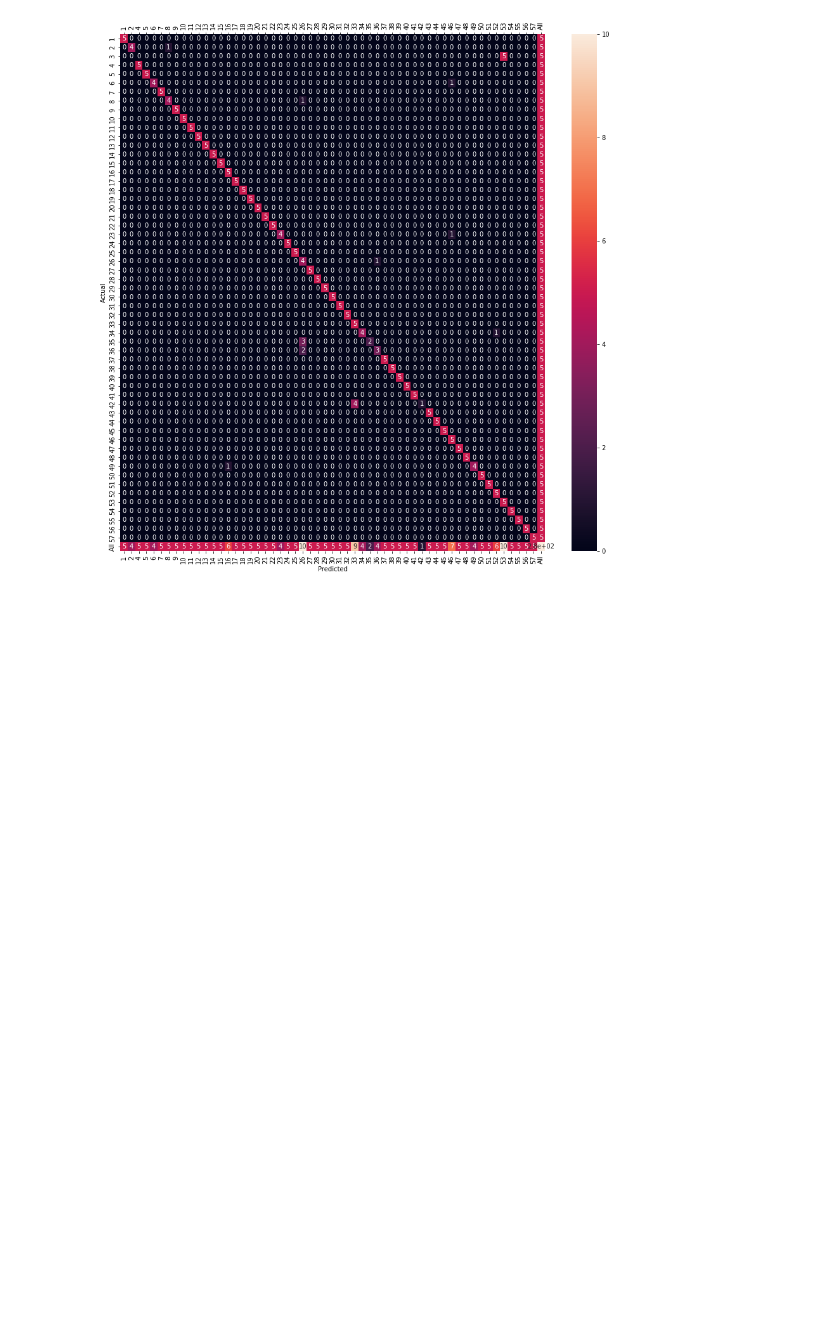
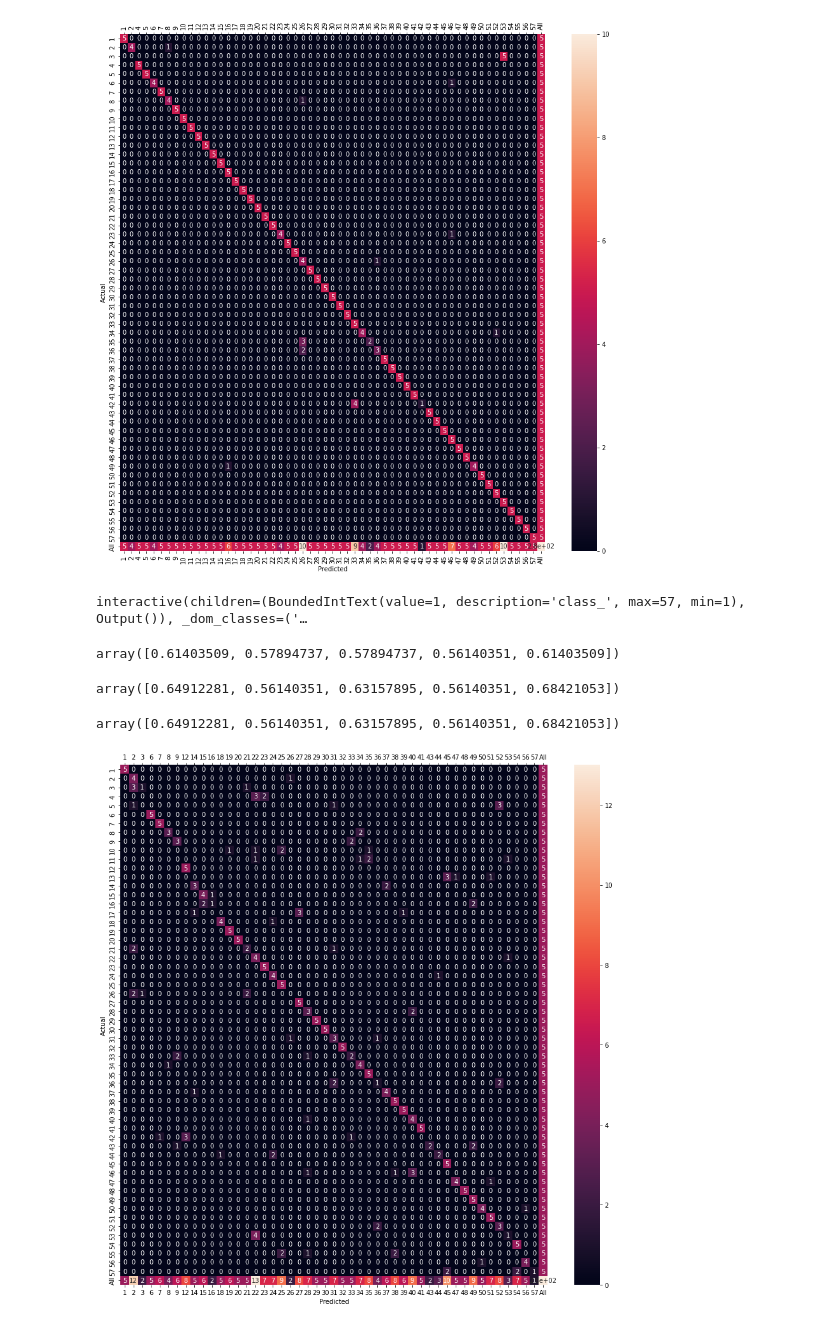
Before and after one commit to Whojo/Dobble-master-race, a Jupyter notebook: shape-descriptor.ipynb, the cells around one changed output. Saved outputs shown, nothing was run; the diff lists cells and outputs as text; code cells hidden in the pictures; blank space fills up the shorter version.

Commit message:
Added one extra shape descriptor (aspect ratio)

```diff
--- a/shape-descriptor.ipynb
+++ b/shape-descriptor.ipynb
@@ -107,3 +107,40 @@ plt.rcParams["figure.figsize"] = (15,15)
 print_confusion_matrix(best_knn.predict(hu_moments), Y)
 # %% [output]
 [figure]
+# %%
+contours = np.array(
+    [cv.findContours(mask, cv.RETR_TREE, cv.CHAIN_APPROX_SIMPLE)[0] for mask in masks],
+    dtype=object)
+bounding_rects = np.array([cv.minAreaRect(contour[0]) for contour in contours], dtype=object)
+aspect_ratios = np.array([max(rect[1]) / min(rect[1]) for rect in bounding_rects])
+
+offset = 15
+@interact(class_=widgets.BoundedIntText(min=1, max=nb_class))
+def print_class(class_: int) -> None:
+    print("Aspect ratios (width / height):")
+    _, ax_arr = plt.subplots(nrows=1, ncols=5, figsize=(12,4))
+    class_rects = bounding_rects[Y == class_]
+    class_ratios = aspect_ratios[Y == class_]
+    for i, mask in enumerate(masks[Y == class_]):
+        to_show = cv.copyMakeBorder(mask * 255, offset, offset, offset,
+                                    offset, cv.BORDER_CONSTANT, value=0)
+        to_show = cv.cvtColor(to_show, cv.COLOR_GRAY2RGB)
+        box = [np.int0(cv.boxPoints(class_rects[i]))]
+        cv.drawContours(to_show, box, -1, (0, 200, 0), offset=(offset, offset), thickness=3)
+        ax_arr[i].imshow(to_show)
+        ax_arr[i].axis("off")
+        ax_arr[i].set_title(np.round(class_ratios[i], 2))
+
+aspect_ratios = aspect_ratios.reshape(-1, 1);
+# %% [output]
+interactive(children=(BoundedIntText(value=1, description='class_', max=57, min=1), Output()), _dom_classes=('…
+# %%
+knn = KNeighborsClassifier()
+cross_val_score(knn, aspect_ratios, Y, cv=5)
+# %% [output]
+array([0.61403509, 0.57894737, 0.57894737, 0.56140351, 0.61403509])
+# %%
+svc = SVC()
+cross_val_score(svc, aspect_ratios, Y, cv=5)
+# %% [output]
+array([0.64912281, 0.56140351, 0.63157895, 0.56140351, 0.68421053])
@@ -109,0 +149,21 @@ print_confusion_matrix(best_knn.predict(hu_moments), Y)
+# %%
+dict_svc = cross_validate(svc, aspect_ratios, Y, cv=5, return_estimator=True)
+dict_svc["test_score"]
+# %% [output]
+array([0.64912281, 0.56140351, 0.63157895, 0.56140351, 0.68421053])
+# %%
+best_svc = dict_svc["estimator"][1]
+# %%
+import pandas as pd
+import seaborn as sn
+
+def print_confusion_matrix(predicted: np.array, actual: np.array) -> None:
+    confusion_matrix = pd.crosstab(actual, predicted, rownames=['Actual'], colnames=['Predicted'], margins=True)
+    plt.tick_params(axis='both', which='major', labelsize=10, labelbottom=True, bottom=True, top=True, labeltop=True)
+    sn.heatmap(confusion_matrix, annot=True, vmax=np.max(confusion_matrix.max()[:-1]))
+    plt.show()
+
+plt.rcParams["figure.figsize"] = (15,15)
+print_confusion_matrix(best_svc.predict(aspect_ratios), Y)
+# %% [output]
+[figure, added]
```
Also changed, not shown: parts of 2 cells of this notebook.
